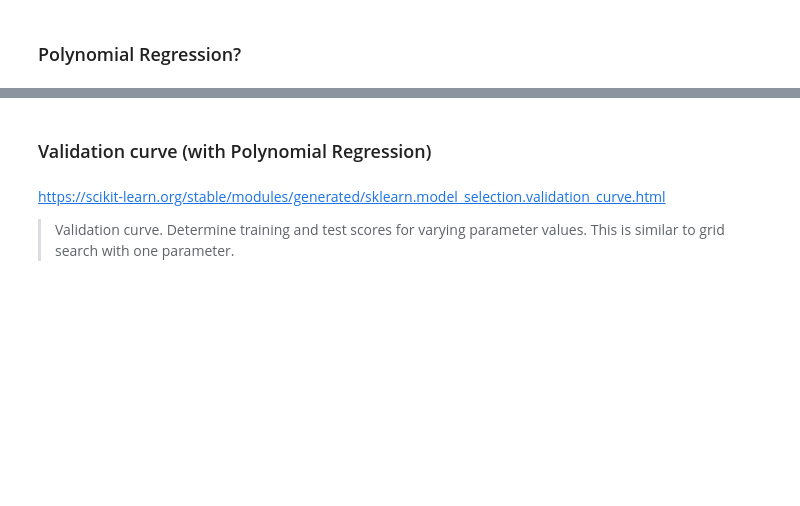
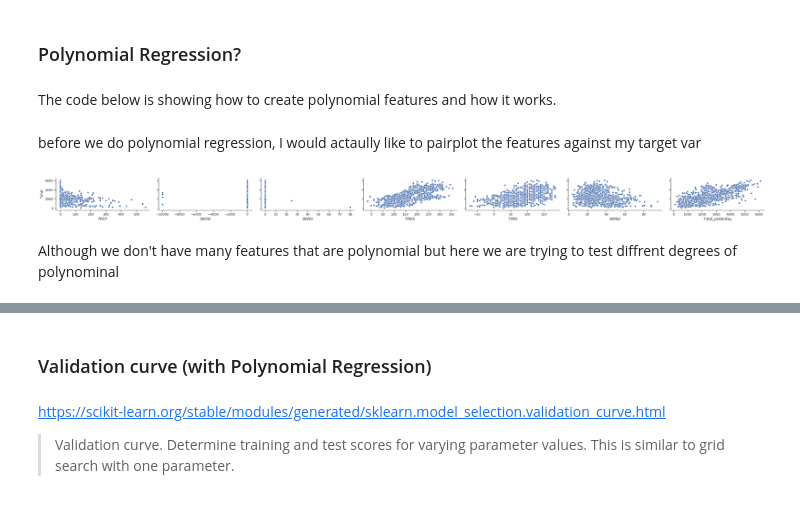
Before and after one commit to LambdaSchool/DS-Unit-2-Sprint-4-Model-Validation, a Jupyter notebook: LS_DS_243_Select_models_and_parameters_assignment.ipynb, the cells around one changed output, grey strips where cells are left out. Saved outputs shown, nothing was run; the diff lists cells and outputs as text; code cells hidden in the pictures; blank space fills up the shorter version.

```diff
--- a/LS_DS_243_Select_models_and_parameters_assignment.ipynb
+++ b/LS_DS_243_Select_models_and_parameters_assignment.ipynb
@@ -221,6 +325,19 @@ https://scikit-learn.org/stable/modules/generated/sklearn.model_selection.cross_
 Diagram source: https://jakevdp.github.io/PythonDataScienceHandbook/05.03-hyperparameters-and-model-validation.html#Validation-curves-in-Scikit-Learn
 # %% [markdown]
 ### Polynomial Regression?
+# %% [markdown]
+The code below is showing how to create polynomial features and how it works.
+# %% [markdown]
+before we do polynomial regression, I would actaully like to pairplot the features against my target var
+# %%
+import seaborn as sns
+sns.set(style='ticks', color_codes=True)
+x_columns = train.columns.drop('Total')
+fig = sns.pairplot(data=train, y_vars=['Total'], x_vars=x_columns, height=2.5, aspect=2)
+# %% [output]
+[figure, added]
+# %% [markdown]
+Although we don't have many features that are polynomial but here we are trying to test diffrent degrees of polynominal
 # %%
 # Copied from cell 10 at
 # https://jakevdp.github.io/PythonDataScienceHandbook/05.03-hyperparameters-and-model-validation.html#Validation-curves-in-Scikit-Learn
```
Also changed, not shown: parts of 47 cells of this notebook.
